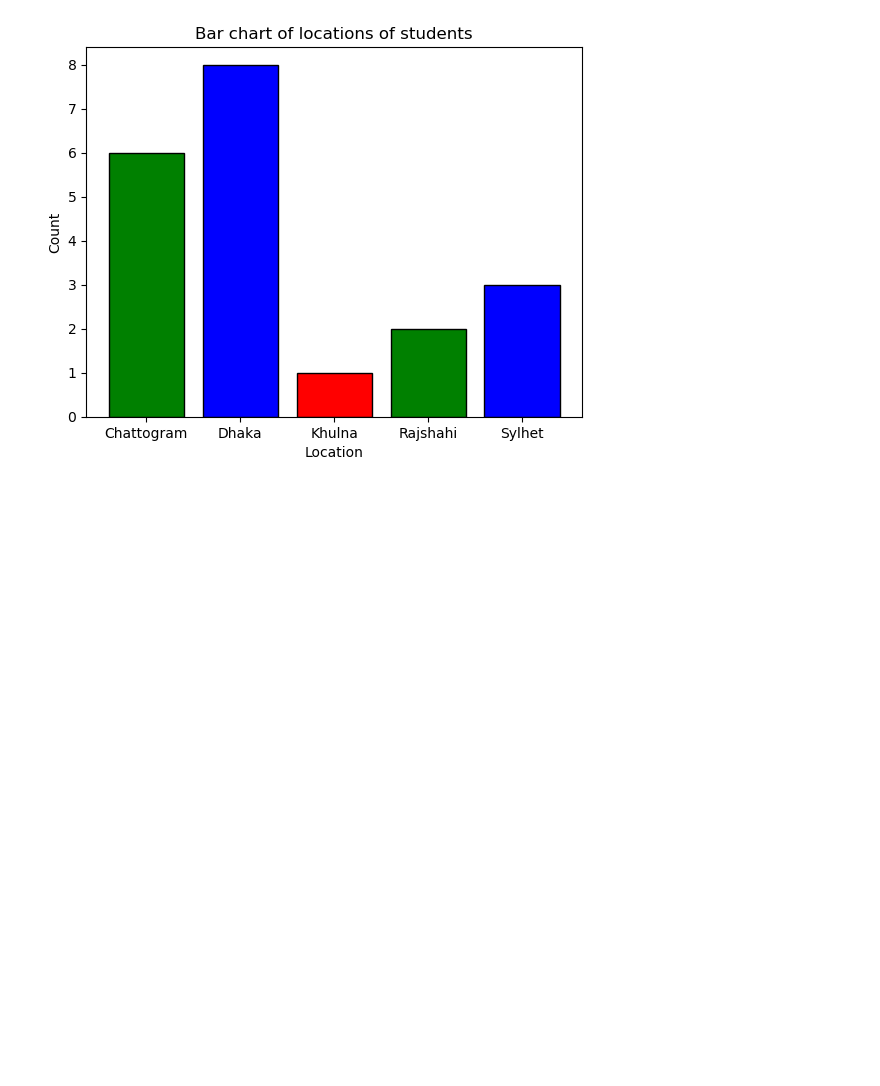
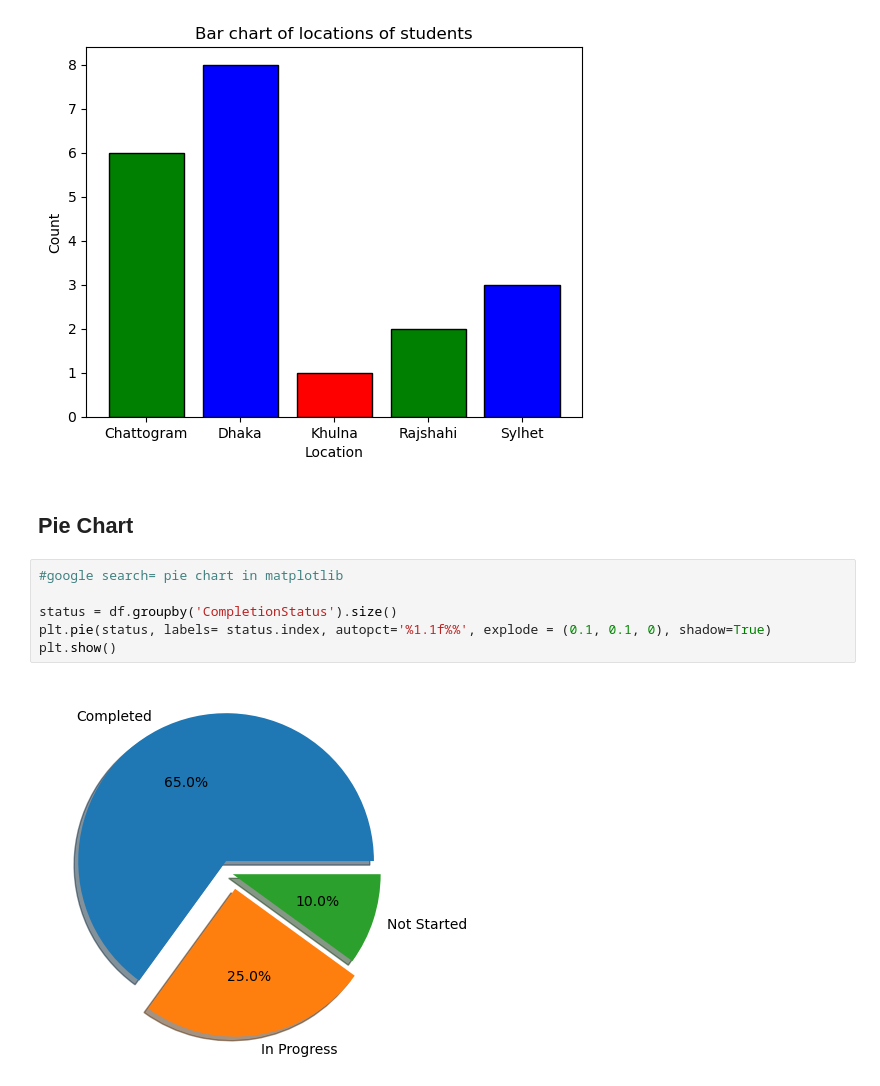
Before and after one commit to hasibprangon/data-visualization-with-matplotlib-p-1, a Jupyter notebook: module-13.ipynb, the cells around one changed output. Cells and saved outputs as stored; diff of their text form; blank space fills up the shorter version.

Commit message:
Pie Chart

```diff
--- a/module-13.ipynb
+++ b/module-13.ipynb
@@ -279,3 +279,13 @@ plt.bar(status.index, status.values, color= ['green', 'blue', 'red'], edgecolor=
 plt.show()
 # %% [output]
 [figure]
+# %% [markdown]
+## Pie Chart
+# %%
+#google search= pie chart in matplotlib
+
+status = df.groupby('CompletionStatus').size()
+plt.pie(status, labels= status.index, autopct='%1.1f%%', explode = (0.1, 0.1, 0), shadow=True)
+plt.show()
+# %% [output]
+[figure, added]
```
